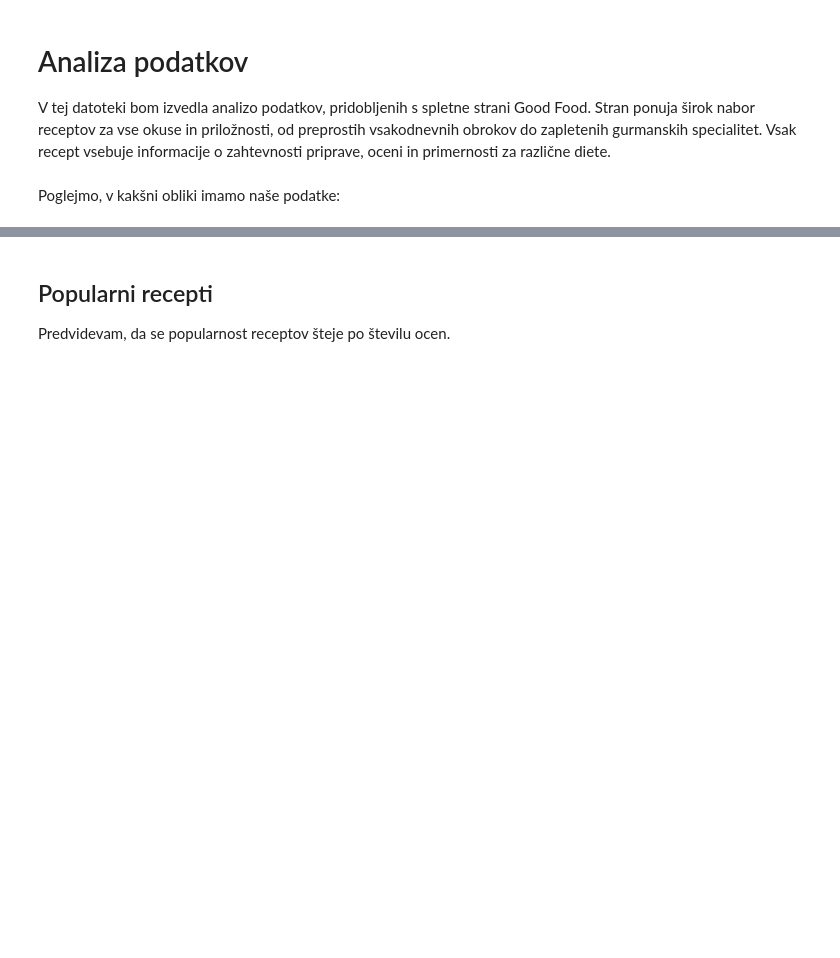
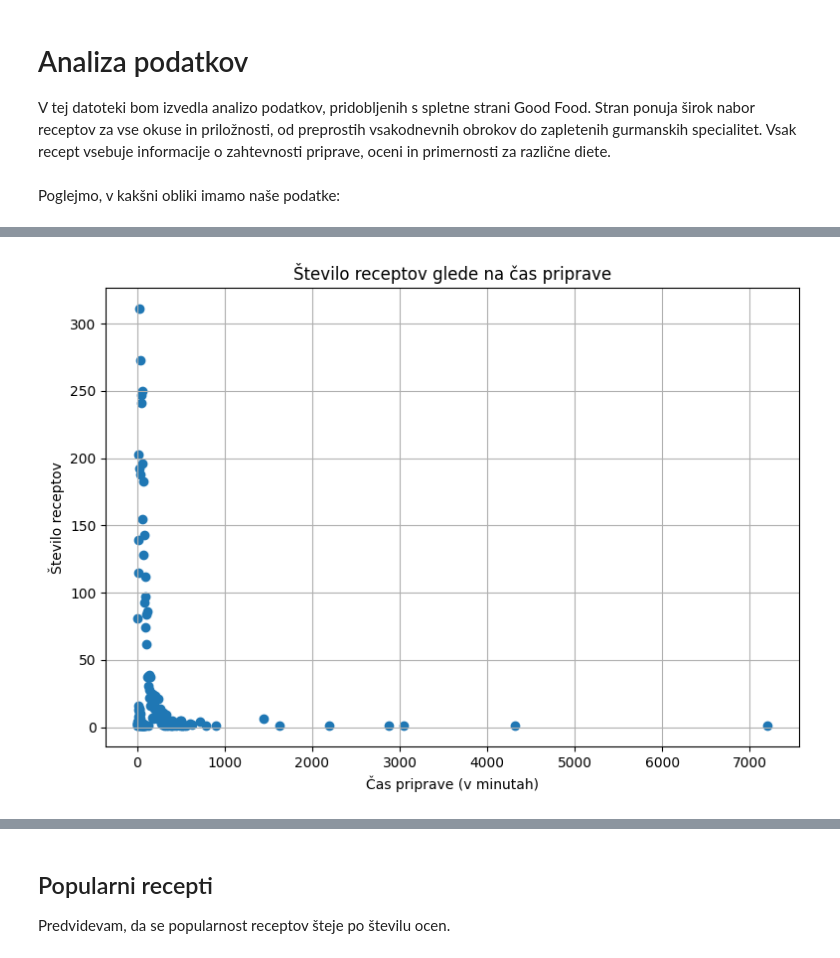
Before and after one commit to MEGLICKA/Projekt-UVP, a Jupyter notebook: recepti.ipynb, the cells around one changed output, grey strips where cells are left out. Cells and saved outputs as stored; diff of their text form; code cells hidden in the pictures; blank space fills up the shorter version.

```diff
--- a/recepti.ipynb
+++ b/recepti.ipynb
@@ -24,0 +70,13 @@ recepti.head(10)
+# %%
+recepti_filtrirani = recepti.dropna(subset=['Čas v minutah'])
+stevilo_receptov_po_casu = recepti_filtrirani['Čas v minutah'].value_counts().sort_index()
+
+plt.figure(figsize=(9, 6))
+plt.scatter(stevilo_receptov_po_casu.index, stevilo_receptov_po_casu.values)
+plt.title('Število receptov glede na čas priprave')
+plt.xlabel('Čas priprave (v minutah)')
+plt.ylabel('Število receptov')
+plt.grid(True)
+plt.show()
+# %% [output]
+[figure, added]
```
Also changed, not shown: parts of 21 cells of this notebook.
